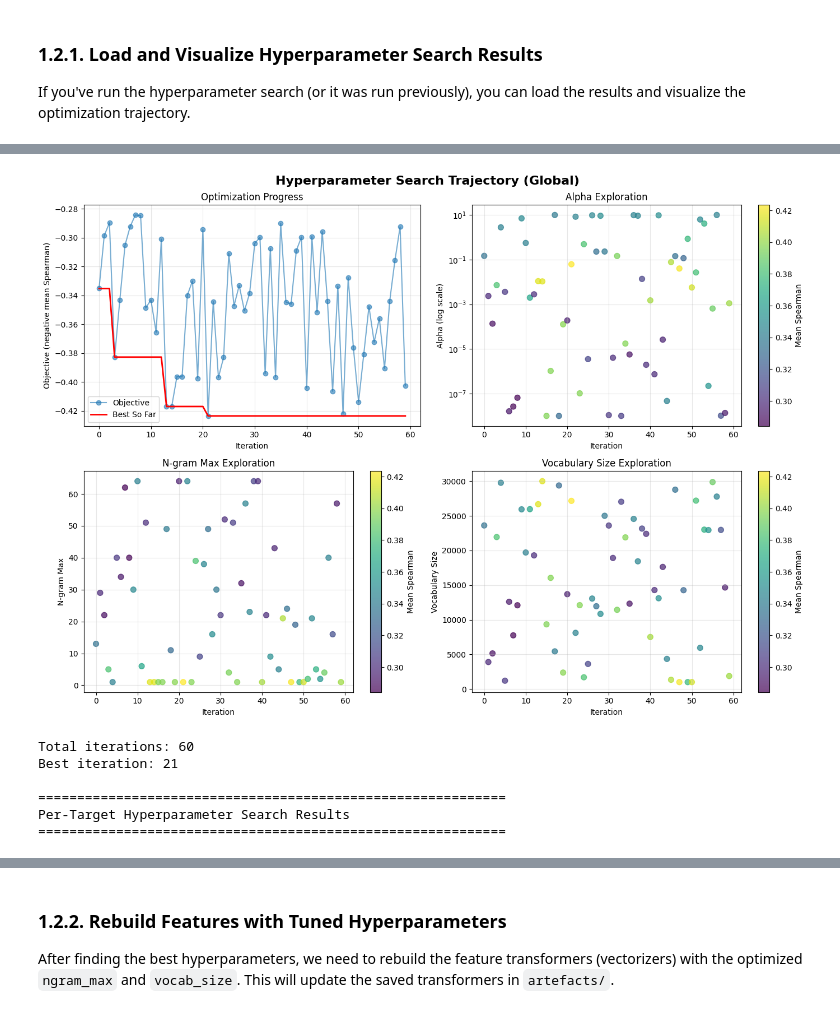
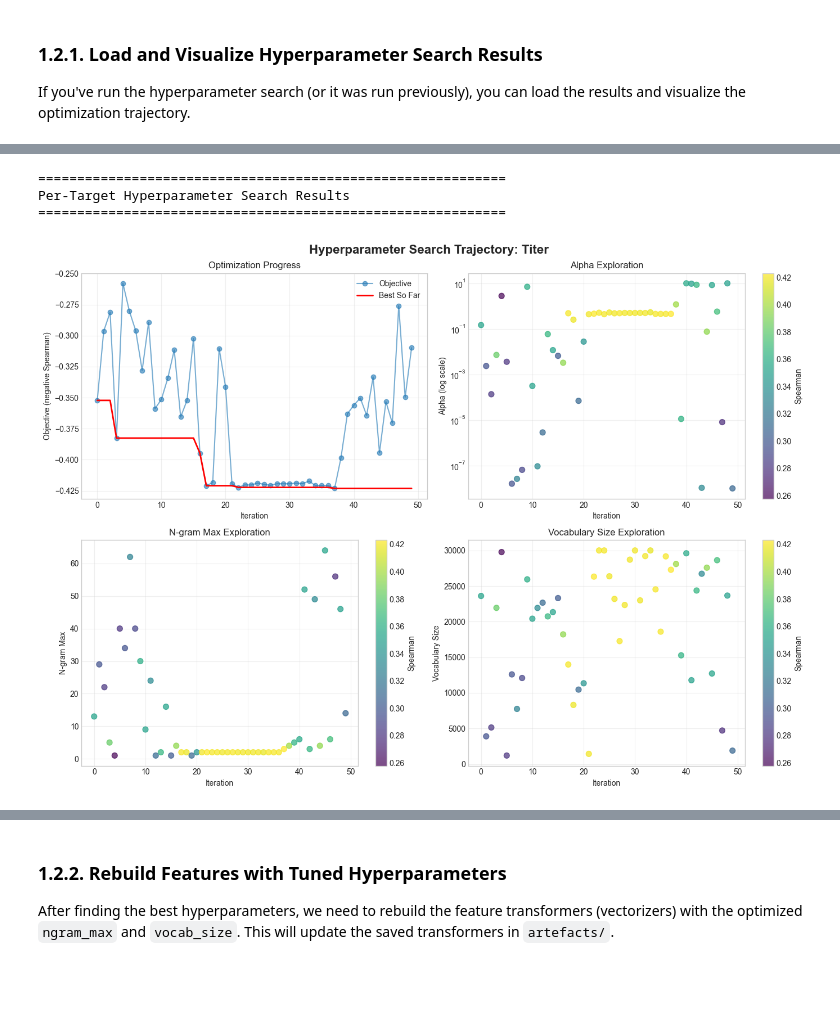
Before and after one commit to kyunghyuncho/strawman-ab, a Jupyter notebook: analysis_notebook.ipynb, the cells around one changed output, grey strips where cells are left out. Cells and saved outputs as stored; diff of their text form; code cells hidden in the pictures; blank space fills up the shorter version.

```diff
--- a/analysis_notebook.ipynb
+++ b/analysis_notebook.ipynb
@@ -74,15 +74,6 @@ if best_params_path.exists():
     print("BEST HYPERPARAMETERS FOUND:")
     print("=" * 60)
 
-    # Show global parameters if they exist
-    if 'global' in best_params:
-        print("\n--- GLOBAL (Averaged across all targets) ---")
-        global_params = best_params['global']
-        print(f"Alpha (regularization):  {global_params['alpha']:.3e}")
-        print(f"N-gram max:              {global_params['ngram_max']}")
-        print(f"Vocabulary size:         {global_params['vocab_size']}")
-        print(f"Best mean Spearman:      {-global_params['best_objective']:.6f}")
-
     # Show per-target parameters if they exist
     if 'per_target' in best_params:
         print("\n--- PER-TARGET HYPERPARAMETERS ---")
@@ -120,64 +111,6 @@ import pandas as pd
 import matplotlib.pyplot as plt
 
 # Visualize the search trajectory
-# First check for global results
-search_results_path = Path('hyperparameter_search_results.csv')
-
-if search_results_path.exists():
-    search_df = pd.read_csv(search_results_path)
-
-    # Create a figure with subplots
-    fig, axes = plt.subplots(2, 2, figsize=(14, 10))
-    fig.suptitle('Hyperparameter Search Trajectory (Global)', fontsize=16, fontweight='bold')
-
-    # Plot 1: Objective value over iterations
-    ax1 = axes[0, 0]
-    ax1.plot(search_df.index, search_df['objective_value'], 'o-', alpha=0.6, label='Objective')
-    ax1.plot(search_df.index, search_df['objective_value'].cummin(), 'r-', linewidth=2, label='Best So Far')
-    ax1.set_xlabel('Iteration')
-    ax1.set_ylabel('Objective (negative mean Spearman)')
-    ax1.set_title('Optimization Progress')
-    ax1.legend()
-    ax1.grid(True, alpha=0.3)
-
-    # Plot 2: Alpha exploration
-    ax2 = axes[0, 1]
-    scatter = ax2.scatter(search_df.index, search_df['alpha'],
-                         c=-search_df['objective_value'], cmap='viridis', alpha=0.7, s=50)
-    ax2.set_xlabel('Iteration')
-    ax2.set_ylabel('Alpha (log scale)')
-    ax2.set_yscale('log')
-    ax2.set_title('Alpha Exploration')
-    ax2.grid(True, alpha=0.3)
-    plt.colorbar(scatter, ax=ax2, label='Mean Spearman')
-
-    # Plot 3: N-gram max exploration
-    ax3 = axes[1, 0]
-    scatter = ax3.scatter(search_df.index, search_df['ngram_max'],
-                         c=-search_df['objective_value'], cmap='viridis', alpha=0.7, s=50)
-    ax3.set_xlabel('Iteration')
-    ax3.set_ylabel('N-gram Max')
-    ax3.set_title('N-gram Max Exploration')
-    ax3.grid(True, alpha=0.3)
-    plt.colorbar(scatter, ax=ax3, label='Mean Spearman')
-
-    # Plot 4: Vocabulary size exploration
-    ax4 = axes[1, 1]
-    scatter = ax4.scatter(search_df.index, search_df['vocab_size'],
-                         c=-search_df['objective_value'], cmap='viridis', alpha=0.7, s=50)
-    ax4.set_xlabel('Iteration')
-    ax4.set_ylabel('Vocabulary Size')
-    ax4.set_title('Vocabulary Size Exploration')
-    ax4.grid(True, alpha=0.3)
-    plt.colorbar(scatter, ax=ax4, label='Mean Spearman')
-
-    plt.tight_layout()
-    plt.show()
-
-    print(f"\nTotal iterations: {len(search_df)}")
-    print(f"Best iteration: {search_df['objective_value'].idxmin()}")
-else:
-    print("Global search results not found.")
 
 # Now check for per-target results
 print("\n" + "="*60)
@@ -225,37 +158,34 @@ for target in TARGET_PROPERTIES:
         ax3.set_ylabel('N-gram Max')
         ax3.set_title('N-gram Max Exploration')
         ax3.grid(True, alpha=0.3)
         plt.colorbar(scatter, ax=ax3, label='Spearman')
 
         # Plot 4: Vocabulary size exploration
         ax4 = axes[1, 1]
         scatter = ax4.scatter(target_df.index, target_df['vocab_size'],
                              c=-target_df['objective_value'], cmap='viridis', alpha=0.7, s=50)
         ax4.set_xlabel('Iteration')
         ax4.set_ylabel('Vocabulary Size')
         ax4.set_title('Vocabulary Size Exploration')
         ax4.grid(True, alpha=0.3)
         plt.colorbar(scatter, ax=ax4, label='Spearman')
 
         plt.tight_layout()
         plt.show()
 
         best_idx = target_df['objective_value'].idxmin()
         best_row = target_df.loc[best_idx]
         print(f"\n{target}:")
         print(f"  Total iterations: {len(target_df)}")
         print(f"  Best iteration: {best_idx}")
         print(f"  Best alpha: {best_row['alpha']:.3e}")
         print(f"  Best ngram_max: {best_row['ngram_max']}")
         print(f"  Best vocab_size: {best_row['vocab_size']}")
         print(f"  Best Spearman: {-best_row['objective_value']:.6f}")
     else:
         print(f"\n{target}: No search results found")
 # %% [output]
+============================================================
+Per-Target Hyperparameter Search Results
+============================================================
-[figure, old version]
+[figure, new version]
-Total iterations: 60
-Best iteration: 21
-
-============================================================
-Per-Target Hyperparameter Search Results
-============================================================
```
Also changed, not shown: parts of 8 cells of this notebook, 1 other file.
